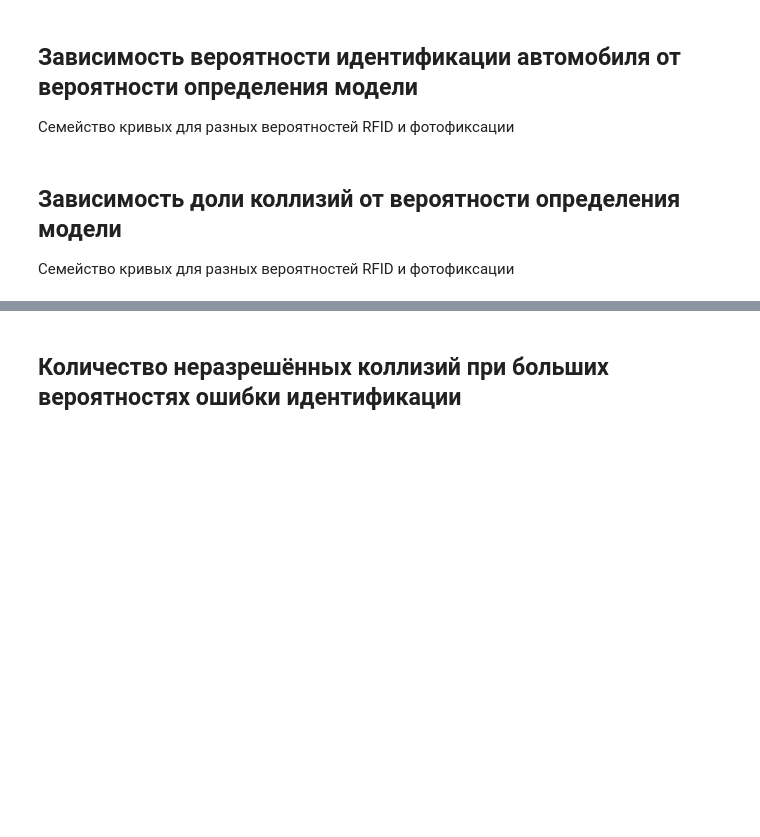
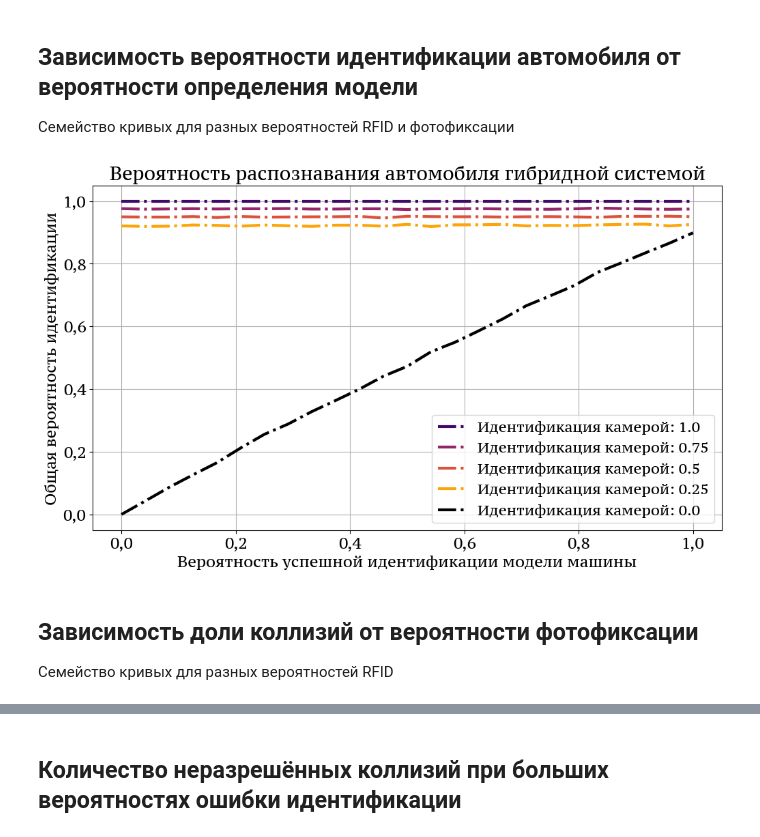
Before and after one commit to VilmenAbramian/simulation, a Jupyter notebook: pysim/experiments/notebooks/hybrid.ipynb, the cells around one changed output, grey strips where cells are left out. Saved outputs shown, nothing was run; the diff lists cells and outputs as text; code cells hidden in the pictures; blank space fills up the shorter version.

```diff
--- a/pysim/experiments/notebooks/hybrid.ipynb
+++ b/pysim/experiments/notebooks/hybrid.ipynb
@@ -120,3 +245,62 @@ plt.grid()
+# %%
+results_list = []
+for params in tqdm(params_list, desc="Запуск симуляций", unit="модель"):
+    statistica = run_multiple_simulation(variadic, **params)
+    results_list.append(result_processing(params, statistica, variadic, print_res=False))
+# %%
+res_probs = []
+for line in results_list:
+    line_probs = []
+    for res in line:
+        line_probs.append(res.total_prob)
+    res_probs.append(line_probs)
+# %%
+fig, ax = plt.subplots(figsize=(10, 6), layout="constrained")
+
+ax.plot(
+    model_probs, res_probs[0][::-1],
+    linewidth=3, linestyle="dashdot",
+    label=f"Идентификация камерой: {1-number_photo_err[0]}",
+    color=get_color(0.2)
+)
+
+ax.plot(
+    model_probs, res_probs[1][::-1],
+    linewidth=3, linestyle="dashdot",
+    label=f"Идентификация камерой: {1-number_photo_err[1]}",
+    color=get_color(0.4)
+)
+
+ax.plot(
+    model_probs, res_probs[2][::-1],
+    linewidth=3, linestyle="dashdot",
+    label=f"Идентификация камерой: {1-number_photo_err[2]}",
+    color=get_color(0.6)
+)
+
+ax.plot(
+    model_probs, res_probs[3][::-1],
+    linewidth=3, linestyle="dashdot",
+    label=f"Идентификация камерой: {1-number_photo_err[3]}",
+    color=get_color(0.8)
+)
+
+ax.plot(
+    model_probs, res_probs[4][::-1],
+    linewidth=3, linestyle="dashdot",
+    label=f"Идентификация камерой: {1-number_photo_err[4]}",
+    color=get_color(1)
+)
+ax.set_xlabel("Вероятность успешной идентификации модели машины")
+ax.set_ylabel("Общая вероятность идентификации")
+plt.tick_params(axis="both", which="major")
+plt.title("Вероятность распознавания автомобиля гибридной системой")
+plt.legend(prop={"size":15})
+plt.grid()
+
+# savefig(name=f"", directory=DIRECTORY)
+# %% [output]
+[figure, added]
 # %% [markdown]
-## Зависимость доли коллизий от **вероятности определения модели**
-Семейство кривых для разных вероятностей RFID и фотофиксации
+## Зависимость доли коллизий от **вероятности фотофиксации**
+Семейство кривых для разных вероятностей RFID
```
Also changed, not shown: parts of 21 cells of this notebook, 5 other files.
